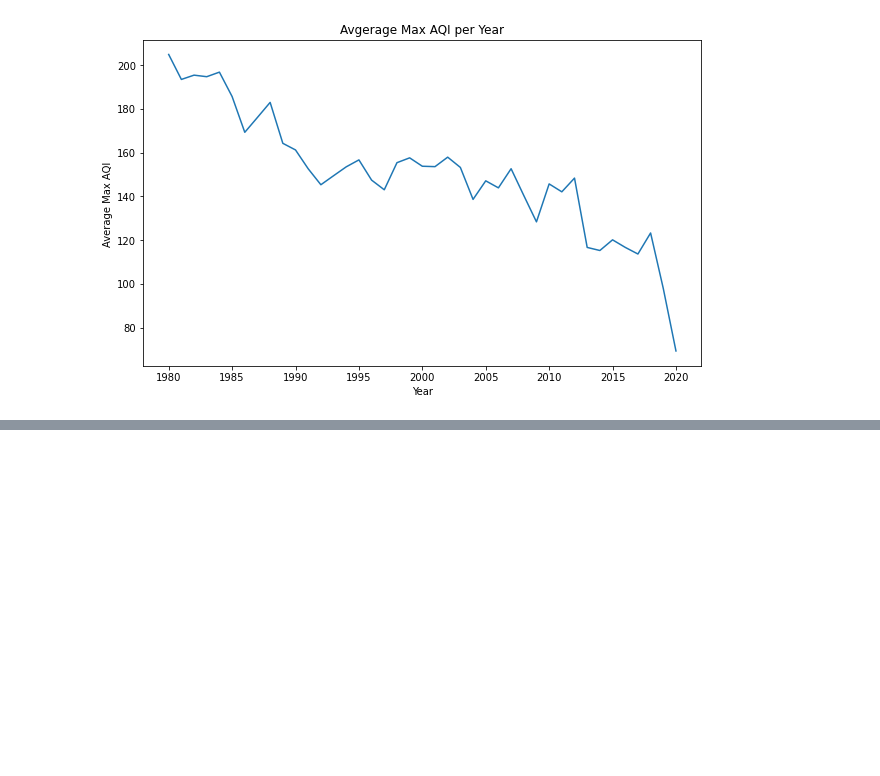
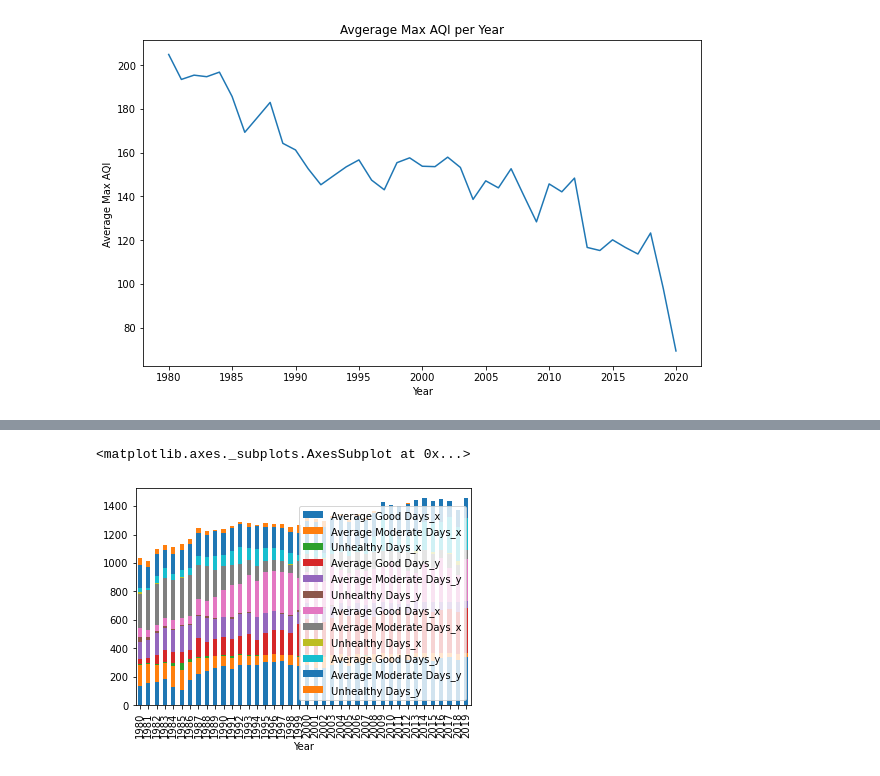
Before and after one commit to BrianDouglas/Climate_Soluctions, a Jupyter notebook: notebooks/Katherine.ipynb, the cells around one changed output, grey strips where cells are left out. Drawn from its saved outputs; the diff is of its cells as text; code cells hidden in the pictures; blank space fills up the shorter version.

```diff
--- a/notebooks/Katherine.ipynb
+++ b/notebooks/Katherine.ipynb
@@ -208,0 +205,10 @@ plt.bar(x,y)
+# %%
+#p1=syracuse_data.plot.bar(stacked=True)
+#p2=rochester_ny.plot.bar(stacked=True)
+#p3=medford_data.plot.bar(stacked=True)
+#p4=knoxville_data.plot.bar(stacked=True)
+#p5=tulsa.plot.bar(stacked=True)
+top_5.plot.bar(stacked=True)
+# %% [output]
+<matplotlib.axes._subplots.AxesSubplot at 0x...>
+[figure, added]
```
Also changed, not shown: parts of 7 cells of this notebook, 7 other files.
